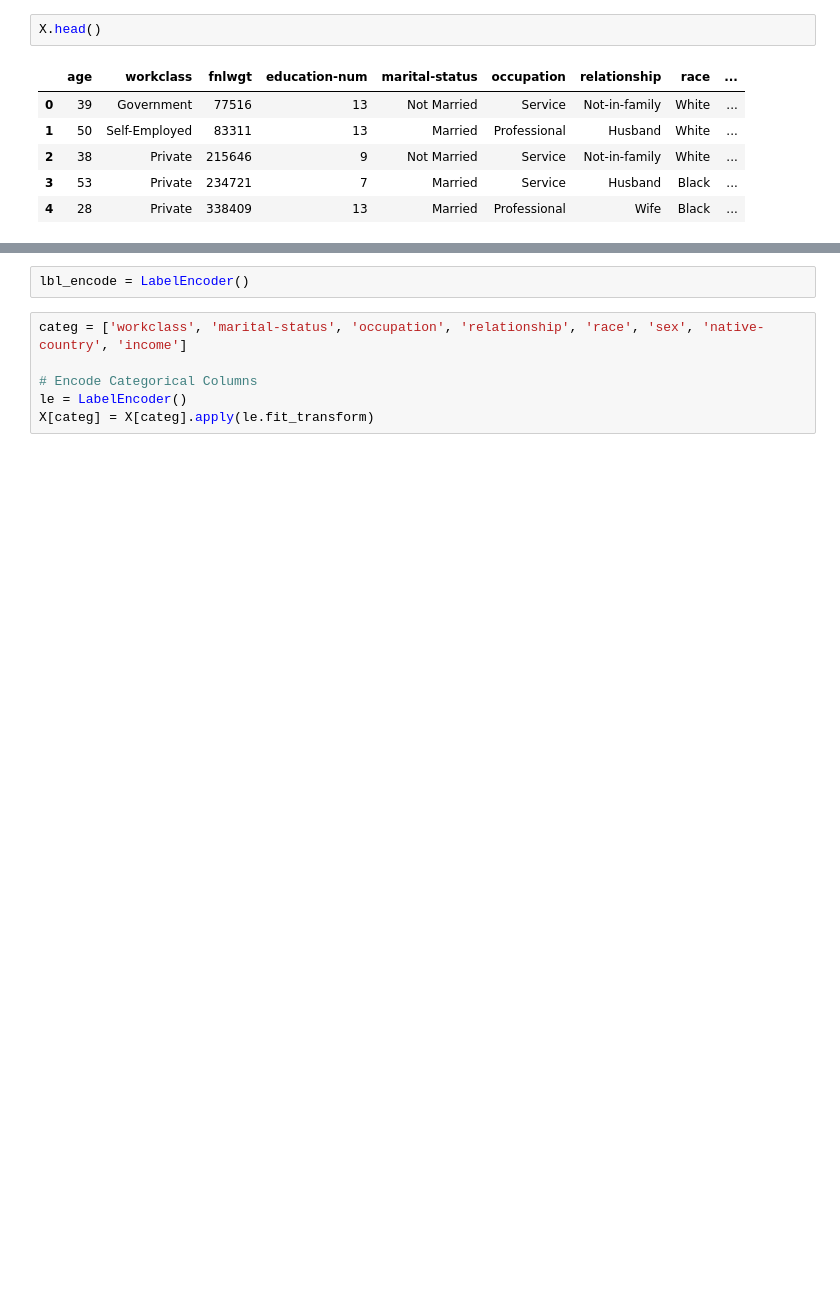
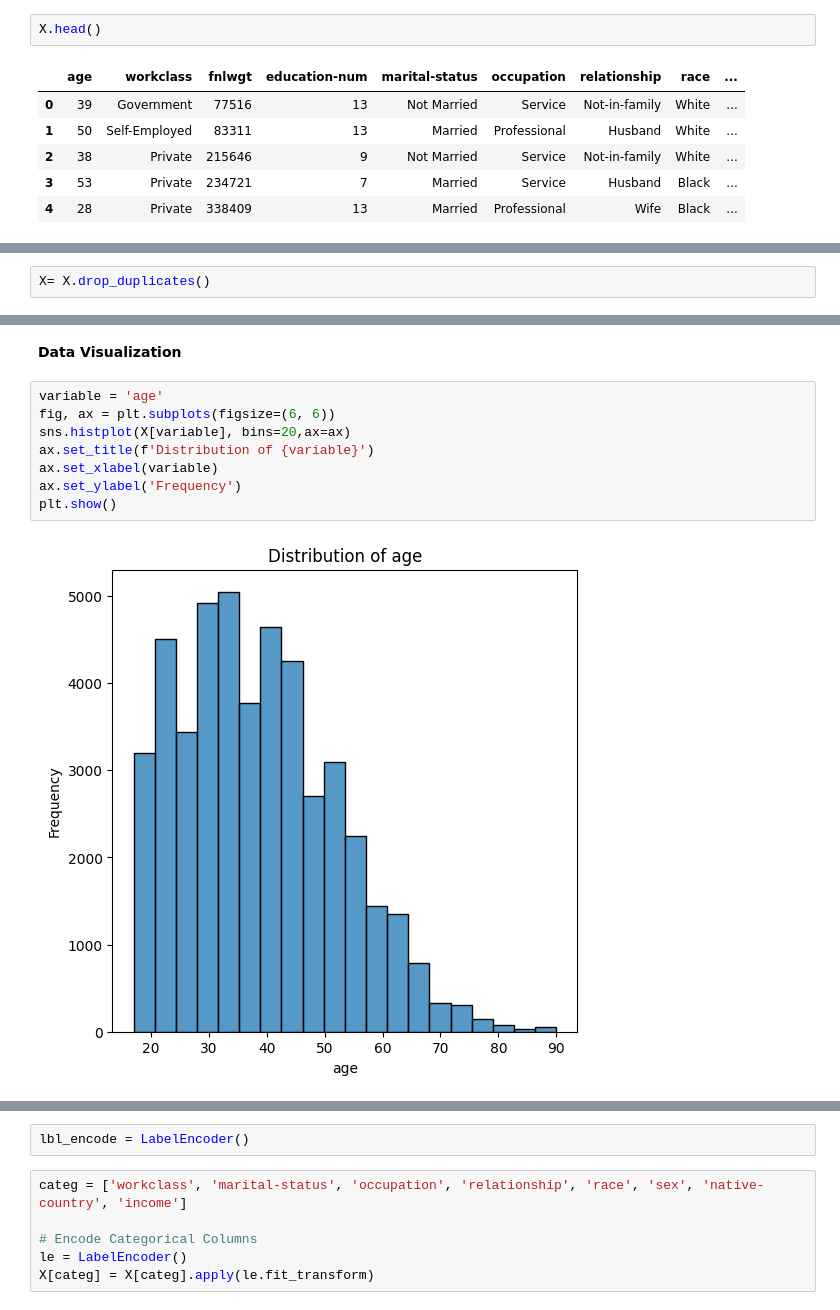
Before and after one commit to ZainUzama/Adult-Census-income-prediction, a Jupyter notebook: ML_cw_final.ipynb, the cells around one changed output, grey strips where cells are left out. Saved outputs shown, nothing was run; the diff lists cells and outputs as text; blank space fills up the shorter version.

Commit message:
Visualized the dataset

```diff
--- a/ML_cw_final.ipynb
+++ b/ML_cw_final.ipynb
@@ -321,0 +322,2 @@ X.head()
+# %%
+X= X.drop_duplicates()
@@ -321,0 +335,12 @@ X.head()
+# %% [markdown]
+**Data Visualization**
+# %%
+variable = 'age'
+fig, ax = plt.subplots(figsize=(6, 6))
+sns.histplot(X[variable], bins=20,ax=ax)
+ax.set_title(f'Distribution of {variable}')
+ax.set_xlabel(variable)
+ax.set_ylabel('Frequency')
+plt.show()
+# %% [output]
+[figure, added]
```
Also changed, not shown: parts of 55 cells of this notebook.
